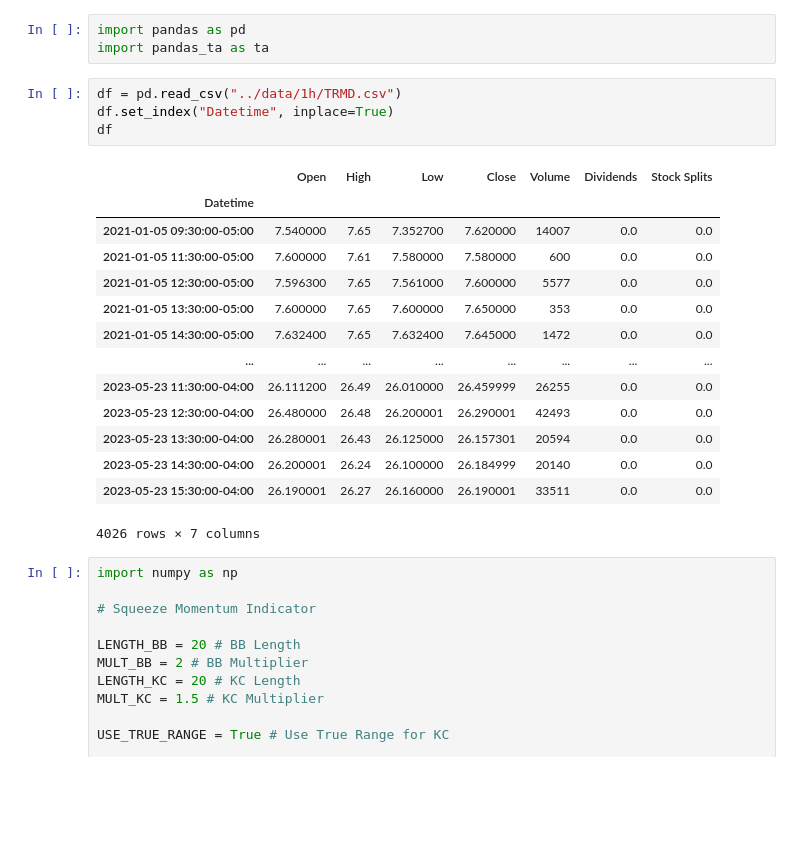
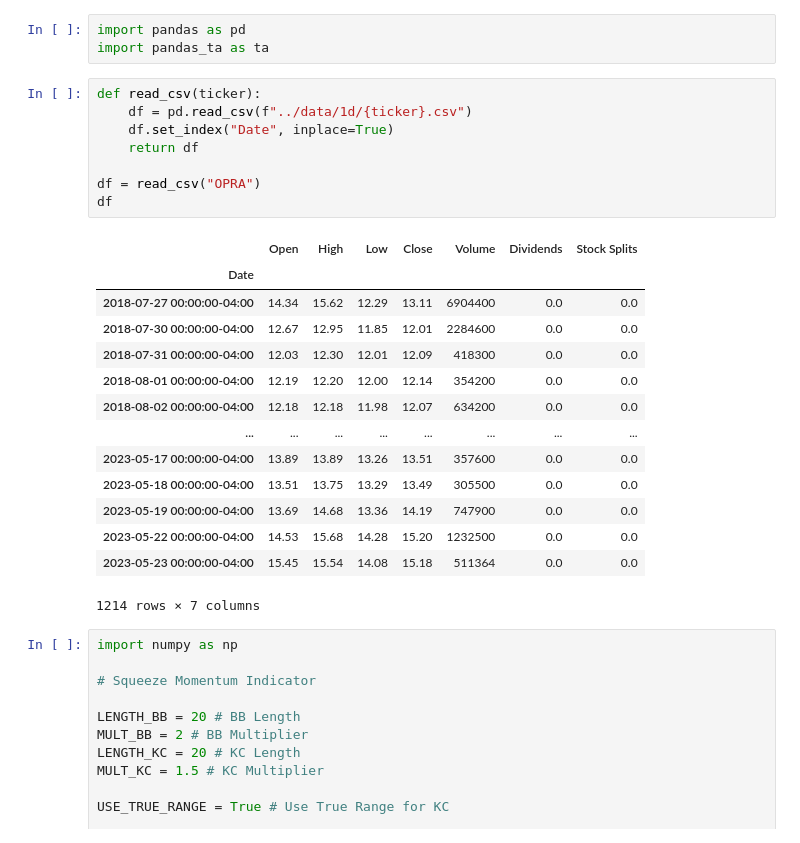
Before and after one commit to ShreyJ1729/market-probe, a Jupyter notebook: experiments/squeeze-break.ipynb, the cells around one changed output. Saved outputs shown, nothing was run; the diff lists cells and outputs as text; blank space fills up the shorter version.

```diff
--- a/experiments/squeeze-break.ipynb
+++ b/experiments/squeeze-break.ipynb
@@ -2,24 +2,28 @@
 import pandas as pd
 import pandas_ta as ta
 # %%
-df = pd.read_csv("../data/1h/TRMD.csv")
-df.set_index("Datetime", inplace=True)
+def read_csv(ticker):
+    df = pd.read_csv(f"../data/1d/{ticker}.csv")
+    df.set_index("Date", inplace=True)
+    return df
+
+df = read_csv("OPRA")
 df
 # %% [output]
 |  | Open | High | Low | Close | Volume | Dividends | Stock Splits |
-| Datetime |  |  |  |  |  |  |  |
-| 2021-01-05 09:30:00-05:00 | 7.540000 | 7.65 | 7.352700 | 7.620000 | 14007 | 0.0 | 0.0 |
-| 2021-01-05 11:30:00-05:00 | 7.600000 | 7.61 | 7.580000 | 7.580000 | 600 | 0.0 | 0.0 |
-| 2021-01-05 12:30:00-05:00 | 7.596300 | 7.65 | 7.561000 | 7.600000 | 5577 | 0.0 | 0.0 |
-| 2021-01-05 13:30:00-05:00 | 7.600000 | 7.65 | 7.600000 | 7.650000 | 353 | 0.0 | 0.0 |
-| 2021-01-05 14:30:00-05:00 | 7.632400 | 7.65 | 7.632400 | 7.645000 | 1472 | 0.0 | 0.0 |
+| Date |  |  |  |  |  |  |  |
+| 2018-07-27 00:00:00-04:00 | 14.34 | 15.62 | 12.29 | 13.11 | 6904400 | 0.0 | 0.0 |
+| 2018-07-30 00:00:00-04:00 | 12.67 | 12.95 | 11.85 | 12.01 | 2284600 | 0.0 | 0.0 |
+| 2018-07-31 00:00:00-04:00 | 12.03 | 12.30 | 12.01 | 12.09 | 418300 | 0.0 | 0.0 |
+| 2018-08-01 00:00:00-04:00 | 12.19 | 12.20 | 12.00 | 12.14 | 354200 | 0.0 | 0.0 |
+| 2018-08-02 00:00:00-04:00 | 12.18 | 12.18 | 11.98 | 12.07 | 634200 | 0.0 | 0.0 |
 | ... | ... | ... | ... | ... | ... | ... | ... |
-| 2023-05-23 11:30:00-04:00 | 26.111200 | 26.49 | 26.010000 | 26.459999 | 26255 | 0.0 | 0.0 |
-| 2023-05-23 12:30:00-04:00 | 26.480000 | 26.48 | 26.200001 | 26.290001 | 42493 | 0.0 | 0.0 |
-| 2023-05-23 13:30:00-04:00 | 26.280001 | 26.43 | 26.125000 | 26.157301 | 20594 | 0.0 | 0.0 |
-| 2023-05-23 14:30:00-04:00 | 26.200001 | 26.24 | 26.100000 | 26.184999 | 20140 | 0.0 | 0.0 |
-| 2023-05-23 15:30:00-04:00 | 26.190001 | 26.27 | 26.160000 | 26.190001 | 33511 | 0.0 | 0.0 |
+| 2023-05-17 00:00:00-04:00 | 13.89 | 13.89 | 13.26 | 13.51 | 357600 | 0.0 | 0.0 |
+| 2023-05-18 00:00:00-04:00 | 13.51 | 13.75 | 13.29 | 13.49 | 305500 | 0.0 | 0.0 |
+| 2023-05-19 00:00:00-04:00 | 13.69 | 14.68 | 13.36 | 14.19 | 747900 | 0.0 | 0.0 |
+| 2023-05-22 00:00:00-04:00 | 14.53 | 15.68 | 14.28 | 15.20 | 1232500 | 0.0 | 0.0 |
+| 2023-05-23 00:00:00-04:00 | 15.45 | 15.54 | 14.08 | 15.18 | 511364 | 0.0 | 0.0 |
-4026 rows × 7 columns
+1214 rows × 7 columns
 # %%
 import numpy as np
 
```
Also changed, not shown: parts of 8 cells of this notebook, 1 other file.
